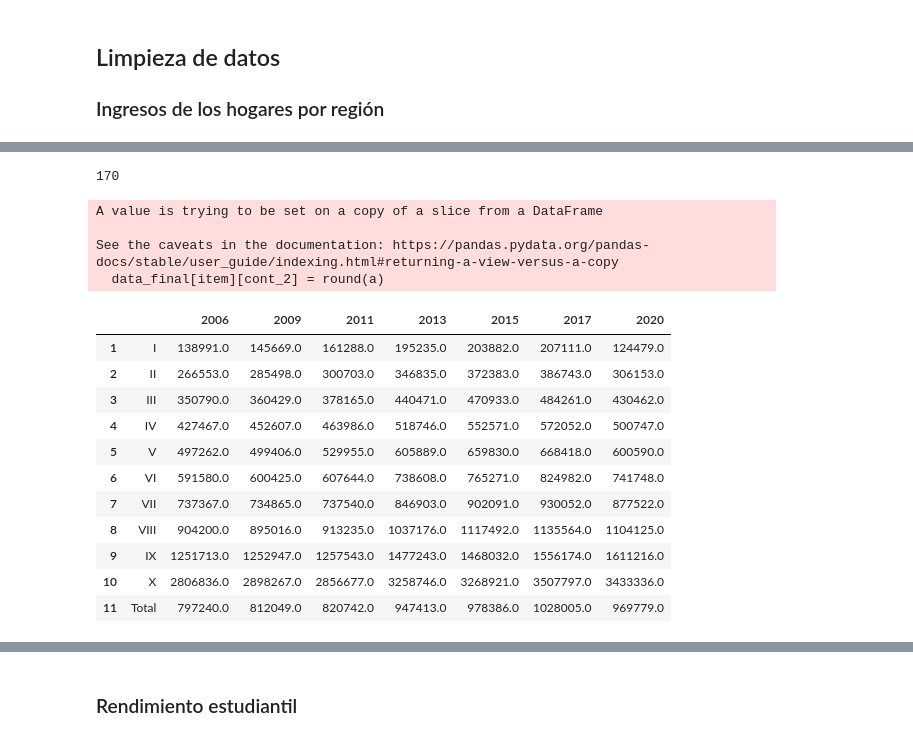
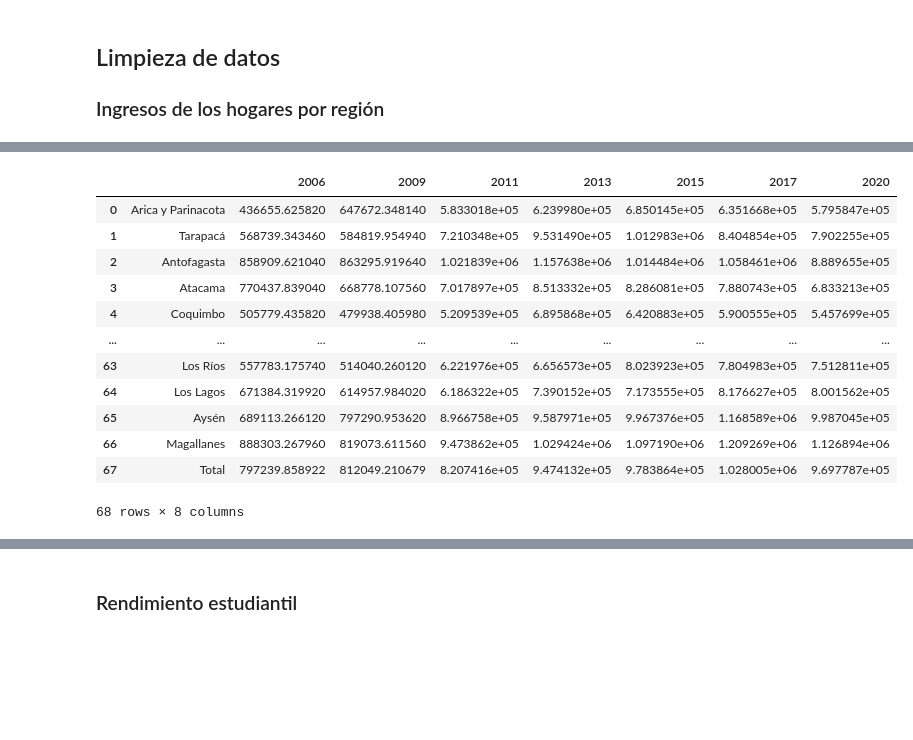
Before and after one commit to MarceVU/Proyecto---Cs-de-Datos, a Jupyter notebook: Proyecto.ipynb, the cells around one changed output, grey strips where cells are left out. Saved outputs shown, nothing was run; the diff lists cells and outputs as text; code cells hidden in the pictures; blank space fills up the shorter version.

```diff
--- a/Proyecto.ipynb
+++ b/Proyecto.ipynb
@@ -71,12 +72,3 @@ excel_3 = excel
 excel_3 = excel_3.iloc[:,~excel_3.columns.duplicated(keep = 'last')]
 # %%
 excel_3 = excel_3.drop(excel_3.index[[0, 1, 2, 3, 4, 5, 6]])
-# %%
-cont = 0
-for a in excel_3.keys():
-    for item in excel_3[a].isna():
-        if item == True:
-            cont+=1
-cont
-# %% [output]
-170
@@ -86,15 +74,0 @@ data_final = data_final.reset_index()
-# %%
-cont = 0
-for item in data_final.keys():
-    cont_2 = 0
-    for a in data_final[item]:
-        if cont>2:
-            data_final[item][cont_2] = round(a)
-            cont_2+=1
-
-    cont+=1
-# %% [output]
-A value is trying to be set on a copy of a slice from a DataFrame
-
-See the caveats in the documentation: https://pandas.pydata.org/pandas-docs/stable/user_guide/indexing.html#returning-a-view-versus-a-copy
-  data_final[item][cont_2] = round(a)
@@ -104,19 +74,0 @@ data_data = data_data.drop('index', axis = 'columns')
-# %%
-ingresos_df = data_data[33::]
-ingresos_df = ingresos_df.reset_index()
-ingresos_df = ingresos_df.drop('index', axis = 'columns')
-ingresos_df.index = np.arange(1, len(ingresos_df)+1)
-ingresos_df
-# %% [output]
-|  |  | 2006 | 2009 | 2011 | 2013 | 2015 | 2017 | 2020 |
-| 1 | I | 138991.0 | 145669.0 | 161288.0 | 195235.0 | 203882.0 | 207111.0 | 124479.0 |
-| 2 | II | 266553.0 | 285498.0 | 300703.0 | 346835.0 | 372383.0 | 386743.0 | 306153.0 |
-| 3 | III | 350790.0 | 360429.0 | 378165.0 | 440471.0 | 470933.0 | 484261.0 | 430462.0 |
-| 4 | IV | 427467.0 | 452607.0 | 463986.0 | 518746.0 | 552571.0 | 572052.0 | 500747.0 |
-| 5 | V | 497262.0 | 499406.0 | 529955.0 | 605889.0 | 659830.0 | 668418.0 | 600590.0 |
-| 6 | VI | 591580.0 | 600425.0 | 607644.0 | 738608.0 | 765271.0 | 824982.0 | 741748.0 |
-| 7 | VII | 737367.0 | 734865.0 | 737540.0 | 846903.0 | 902091.0 | 930052.0 | 877522.0 |
-| 8 | VIII | 904200.0 | 895016.0 | 913235.0 | 1037176.0 | 1117492.0 | 1135564.0 | 1104125.0 |
-| 9 | IX | 1251713.0 | 1252947.0 | 1257543.0 | 1477243.0 | 1468032.0 | 1556174.0 | 1611216.0 |
-| 10 | X | 2806836.0 | 2898267.0 | 2856677.0 | 3258746.0 | 3268921.0 | 3507797.0 | 3433336.0 |
-| 11 | Total | 797240.0 | 812049.0 | 820742.0 | 947413.0 | 978386.0 | 1028005.0 | 969779.0 |
@@ -122,0 +79,24 @@ ingresos_df
+# %%
+datadata = datadata.drop('nan', axis = 'columns')
+cont = 0
+for item in datadata[''].isna():
+    if item == True:
+        datadata = datadata.drop(cont)
+    cont+=1
+datadata = datadata.reset_index()
+datadata = datadata.drop('index', axis = 'columns')
+datadata
+# %% [output]
+|  |  | 2006 | 2009 | 2011 | 2013 | 2015 | 2017 | 2020 |
+| 0 | Arica y Parinacota | 436655.625820 | 647672.348140 | 5.833018e+05 | 6.239980e+05 | 6.850145e+05 | 6.351668e+05 | 5.795847e+05 |
+| 1 | Tarapacá | 568739.343460 | 584819.954940 | 7.210348e+05 | 9.531490e+05 | 1.012983e+06 | 8.404854e+05 | 7.902255e+05 |
+| 2 | Antofagasta | 858909.621040 | 863295.919640 | 1.021839e+06 | 1.157638e+06 | 1.014484e+06 | 1.058461e+06 | 8.889655e+05 |
+| 3 | Atacama | 770437.839040 | 668778.107560 | 7.017897e+05 | 8.513332e+05 | 8.286081e+05 | 7.880743e+05 | 6.833213e+05 |
+| 4 | Coquimbo | 505779.435820 | 479938.405980 | 5.209539e+05 | 6.895868e+05 | 6.420883e+05 | 5.900555e+05 | 5.457699e+05 |
+| ... | ... | ... | ... | ... | ... | ... | ... | ... |
+| 63 | Los Ríos | 557783.175740 | 514040.260120 | 6.221976e+05 | 6.656573e+05 | 8.023923e+05 | 7.804983e+05 | 7.512811e+05 |
+| 64 | Los Lagos | 671384.319920 | 614957.984020 | 6.186322e+05 | 7.390152e+05 | 7.173555e+05 | 8.176627e+05 | 8.001562e+05 |
+| 65 | Aysén | 689113.266120 | 797290.953620 | 8.966758e+05 | 9.587971e+05 | 9.967376e+05 | 1.168589e+06 | 9.987045e+05 |
+| 66 | Magallanes | 888303.267960 | 819073.611560 | 9.473862e+05 | 1.029424e+06 | 1.097190e+06 | 1.209269e+06 | 1.126894e+06 |
+| 67 | Total | 797239.858922 | 812049.210679 | 8.207416e+05 | 9.474132e+05 | 9.783864e+05 | 1.028005e+06 | 9.697787e+05 |
+68 rows × 8 columns
```
Also changed, not shown: parts of 10 cells of this notebook.
